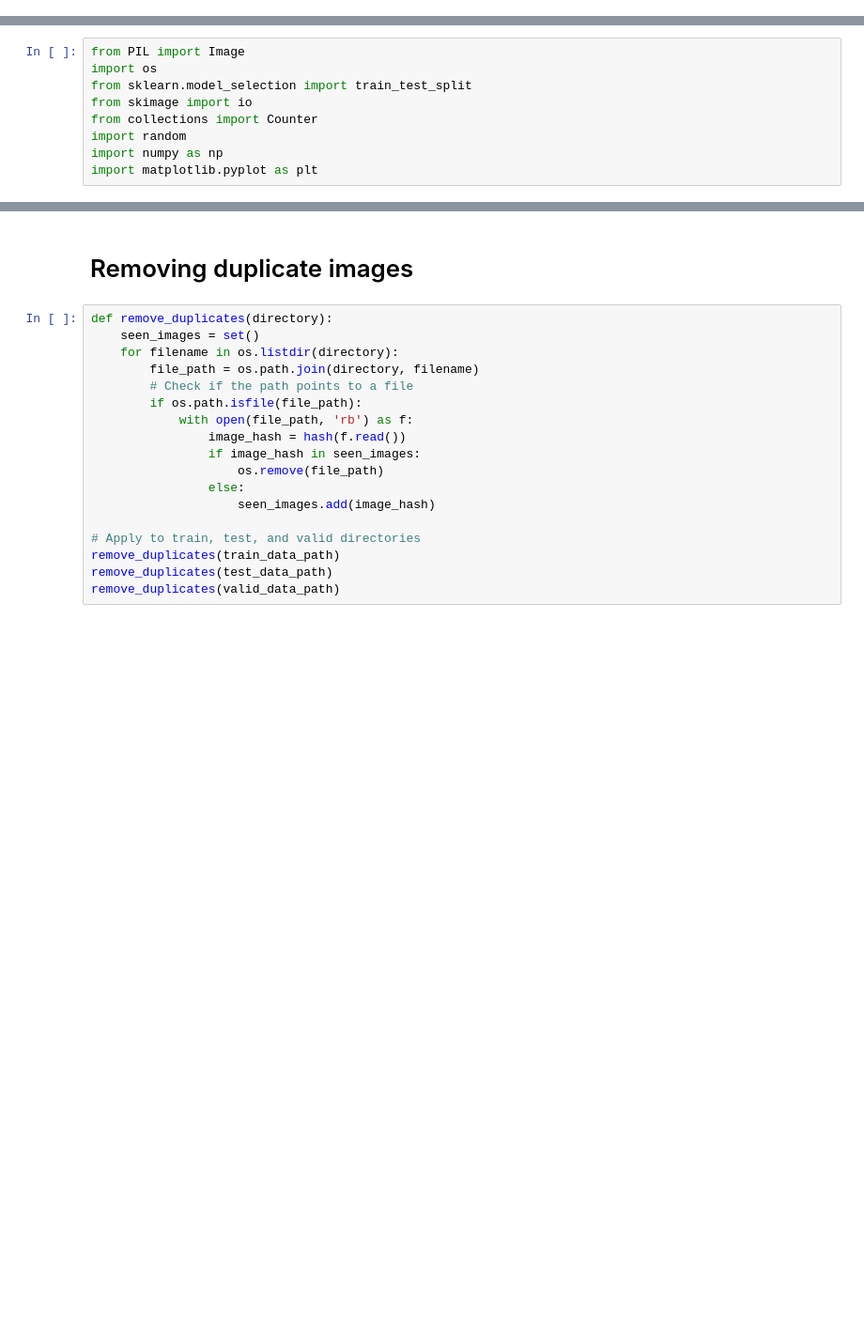
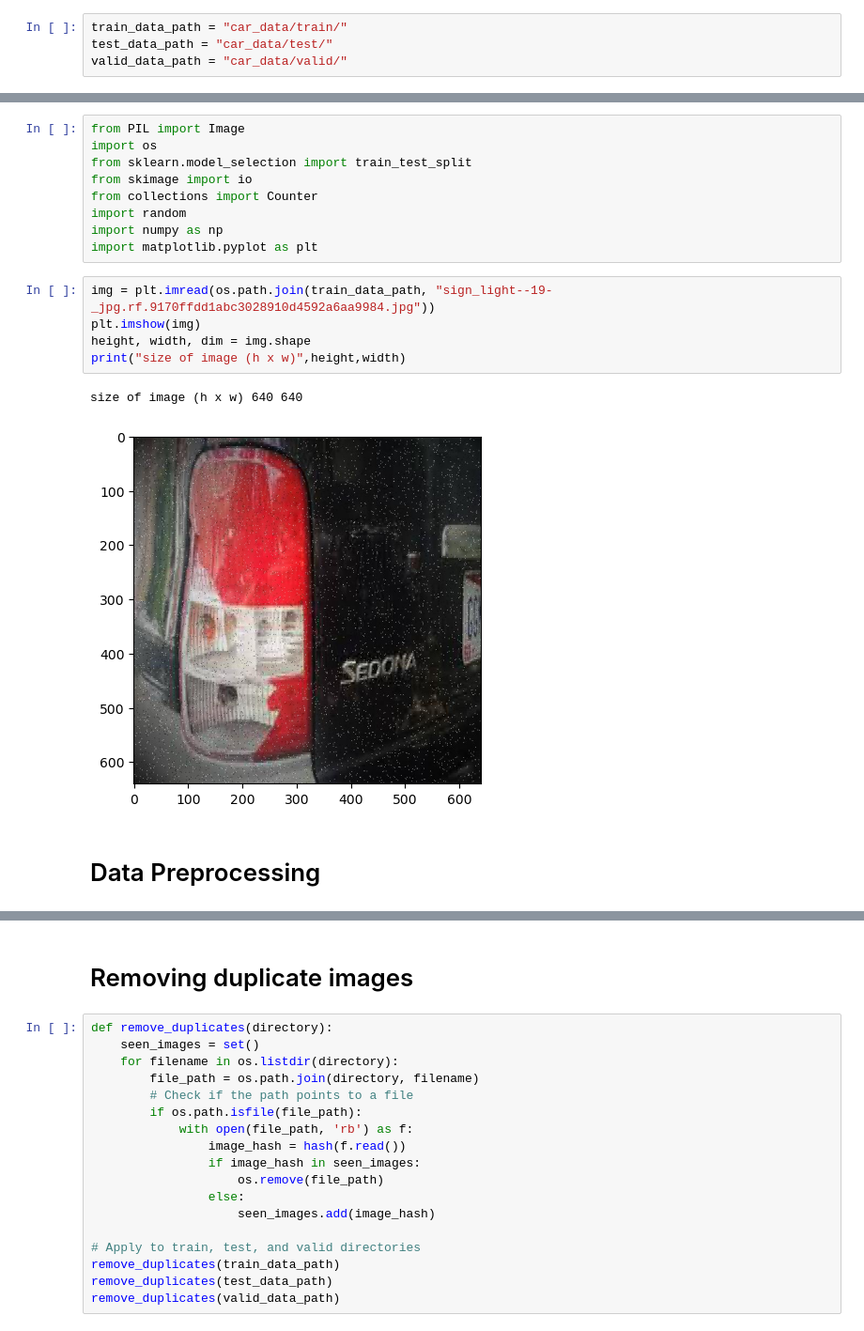
Before and after one commit to sriramofficial9/Feature_Engineering_project, a Jupyter notebook: FE_Project_Group_14_New.ipynb, the cells around one changed output, grey strips where cells are left out. Shown at 94% size. Drawn from its saved outputs; the diff is of its cells as text; blank space fills up the shorter version.

Commit message:
Data preprocessing

```diff
--- a/FE_Project_Group_14_New.ipynb
+++ b/FE_Project_Group_14_New.ipynb
@@ -14,3 +3,7 @@ valid_data_path = "/content/drive/MyDrive/car_dent_coco/valid/"
+# %%
+train_data_path = "car_data/train/"
+test_data_path = "car_data/test/"
+valid_data_path = "car_data/valid/"
 # %%
 print(train_data_path)
 # %% [output]
@@ -26,3 +17,13 @@ from collections import Counter
 import random
 import numpy as np
 import matplotlib.pyplot as plt
+# %%
+img = plt.imread(os.path.join(train_data_path, "sign_light--19-_jpg.rf.9170ffdd1abc3028910d4592a6aa9984.jpg"))
+plt.imshow(img)
+height, width, dim = img.shape
+print("size of image (h x w)",height,width)
+# %% [output]
+size of image (h x w) 640 640
+[figure, added]
+# %% [markdown]
+# Data Preprocessing
```
Also changed, not shown: parts of 56 cells of this notebook, 3 other files.
